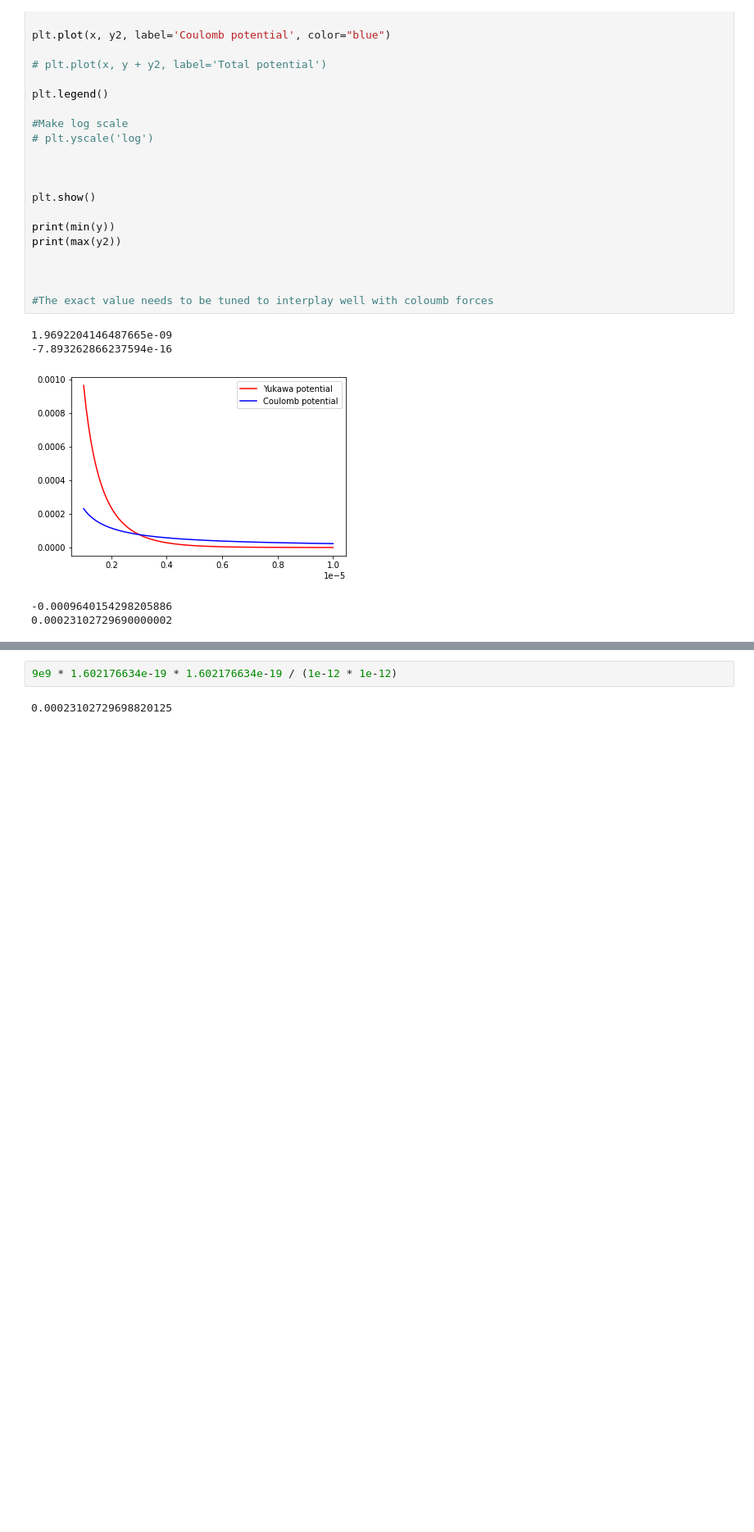
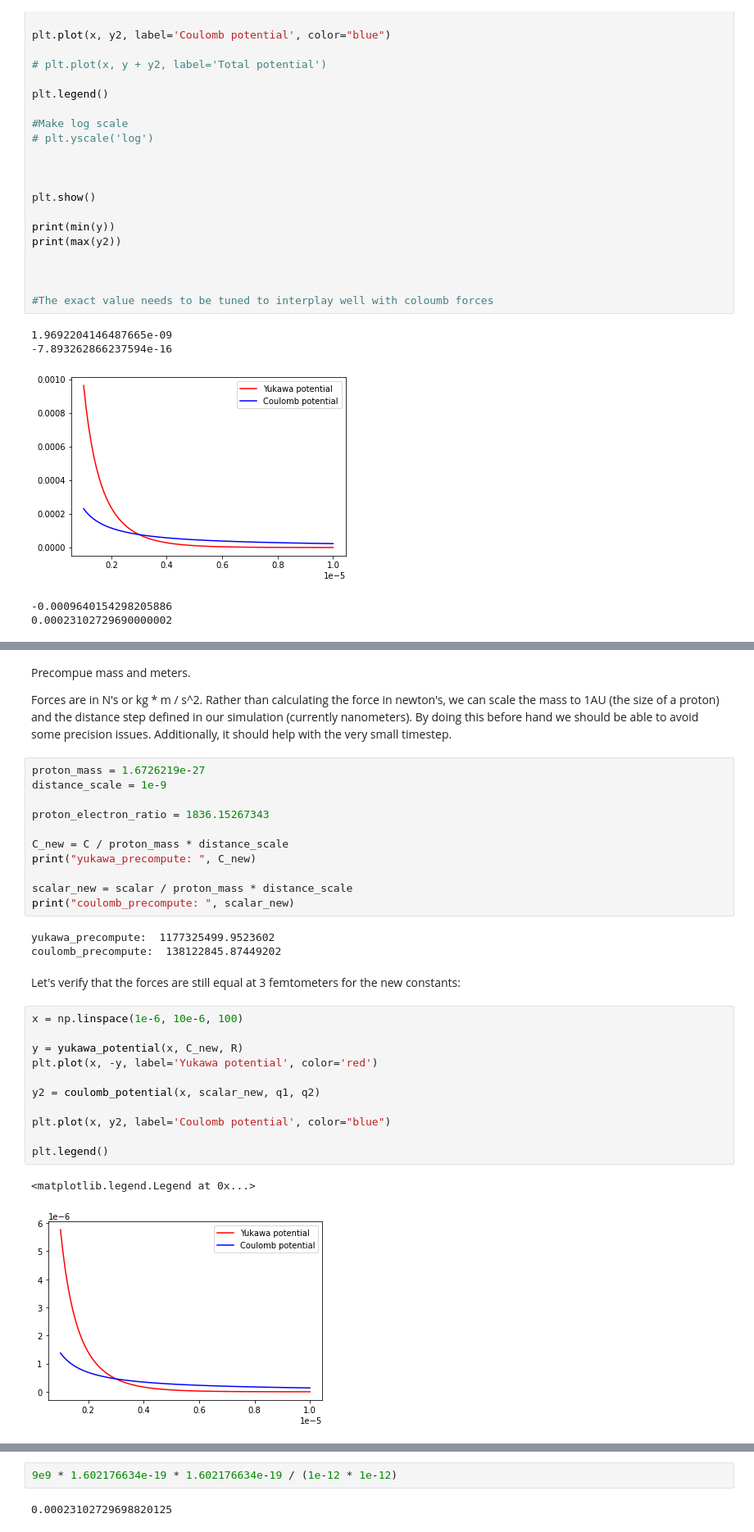
Before and after one commit to IoannisYpsilantis/particle-sim, a Jupyter notebook: equations.ipynb, the cells around one changed output, grey strips where cells are left out. Shown: that part at 82% size. Cells and saved outputs as stored; diff of their text form; blank space fills up the shorter version.

Commit message:
calculations for precomputing scalars

```diff
--- a/equations.ipynb
+++ b/equations.ipynb
@@ -116,0 +95,34 @@ Because of the fact that we can no longer break down a neutron, some extreme fus
+# %% [markdown]
+Precompue mass and meters.
+
+Forces are in N's or kg * m / s^2. Rather than calculating the force in newton's, we can scale the mass to 1AU (the size of a proton) and the distance step defined in our simulation (currently nanometers). By doing this before hand we should be able to avoid some precision issues. Additionally, it should help with the very small timestep.
+# %%
+proton_mass = 1.6726219e-27
+distance_scale = 1e-9
+
+proton_electron_ratio = 1836.15267343
+
+C_new = C / proton_mass * distance_scale
+print("yukawa_precompute: ", C_new)
+
+scalar_new = scalar / proton_mass * distance_scale
+print("coulomb_precompute: ", scalar_new)
+# %% [output]
+yukawa_precompute:  1177325499.9523602
+coulomb_precompute:  138122845.87449202
+# %% [markdown]
+Let's verify that the forces are still equal at 3 femtometers for the new constants:
+# %%
+x = np.linspace(1e-6, 10e-6, 100)
+
+y = yukawa_potential(x, C_new, R)
+plt.plot(x, -y, label='Yukawa potential', color='red')
+
+y2 = coulomb_potential(x, scalar_new, q1, q2)
+
+plt.plot(x, y2, label='Coulomb potential', color="blue")
+
+plt.legend()
+# %% [output]
+<matplotlib.legend.Legend at 0x...>
+[figure, added]
```
Also changed, not shown: parts of 10 cells of this notebook.
